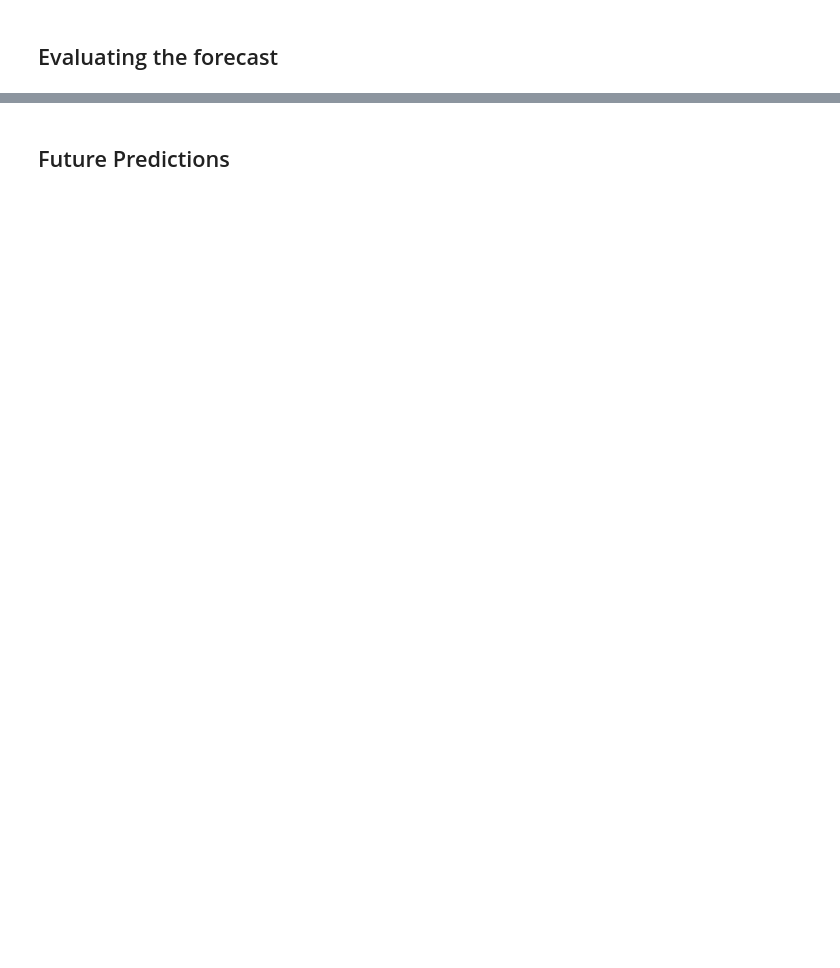
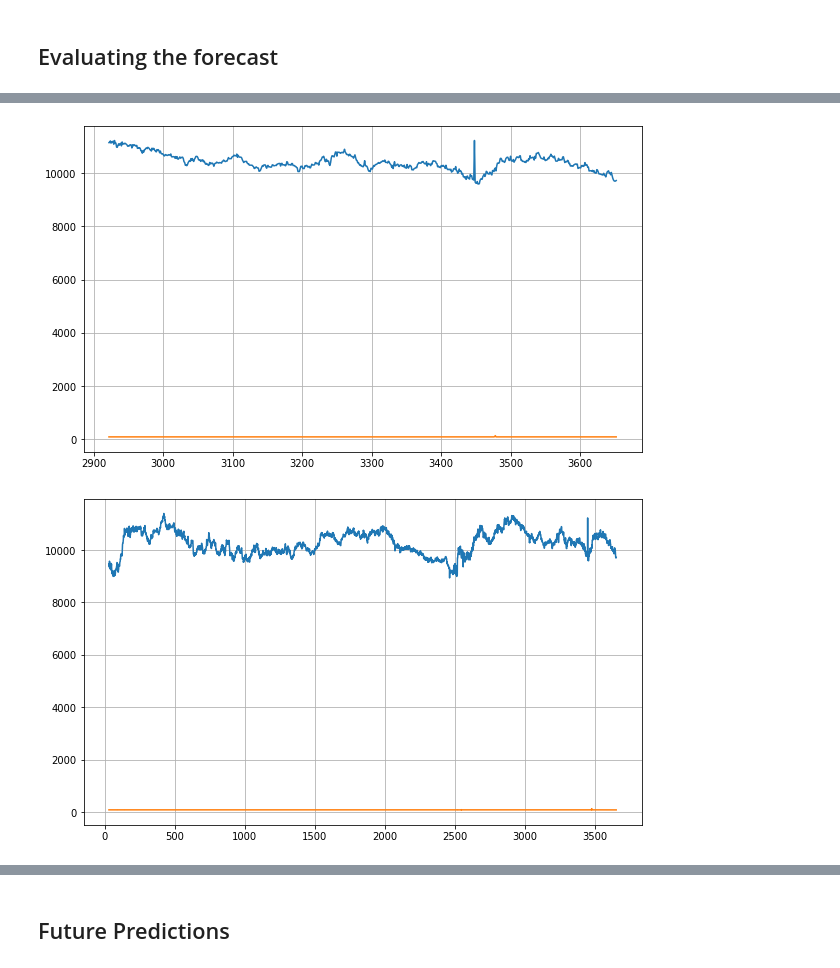
Before and after one commit to C23-PR588/autoforex-machine-learning, a Jupyter notebook: AUD_CNN_DNN_RNN_model.ipynb, the cells around one changed output, grey strips where cells are left out. Drawn from its saved outputs; the diff is of its cells as text; code cells hidden in the pictures; blank space fills up the shorter version.

```diff
--- a/AUD_CNN_DNN_RNN_model.ipynb
+++ b/AUD_CNN_DNN_RNN_model.ipynb
@@ -327,0 +265,4 @@ To silence this warning, decorate the function with @tf.autograph.experimental.d
+# %%
+rnn_forecast_valid = evaluate_forecast(model, G.TIME, G.SERIES, time_valid, series_valid,
+                      G.SPLIT_TIME, -1, G.WINDOW_SIZE, G.BATCH_SIZE)
+# %% [output]
@@ -328,3 +287,5 @@ To silence this warning, decorate the function with @tf.autograph.experimental.d
+[figure, added]
+[figure, added]
 # %%
 compute_metrics(series_valid, rnn_forecast_valid)
 # %% [output]
```
Also changed, not shown: parts of 15 cells of this notebook, 19 other files.
